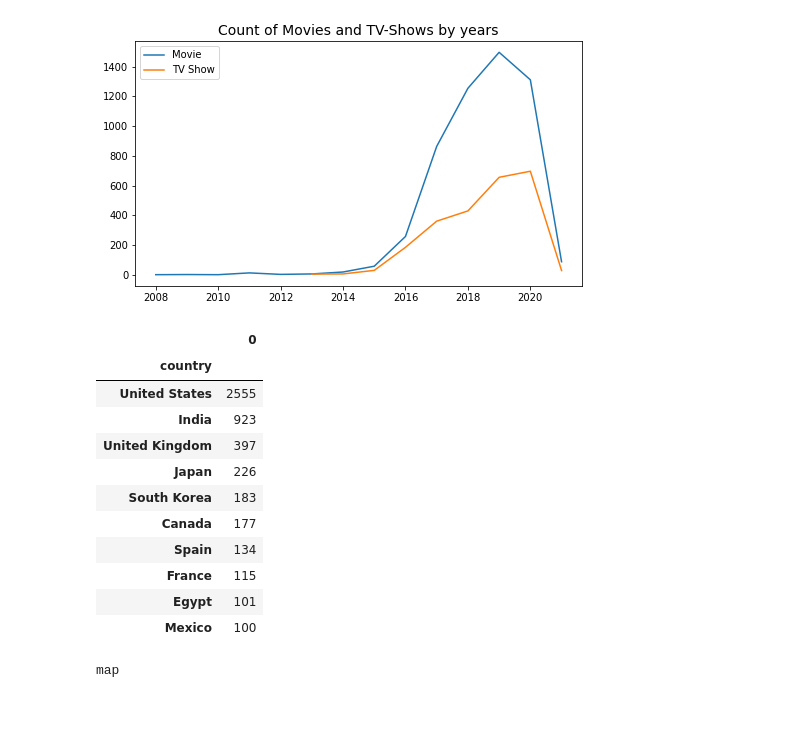
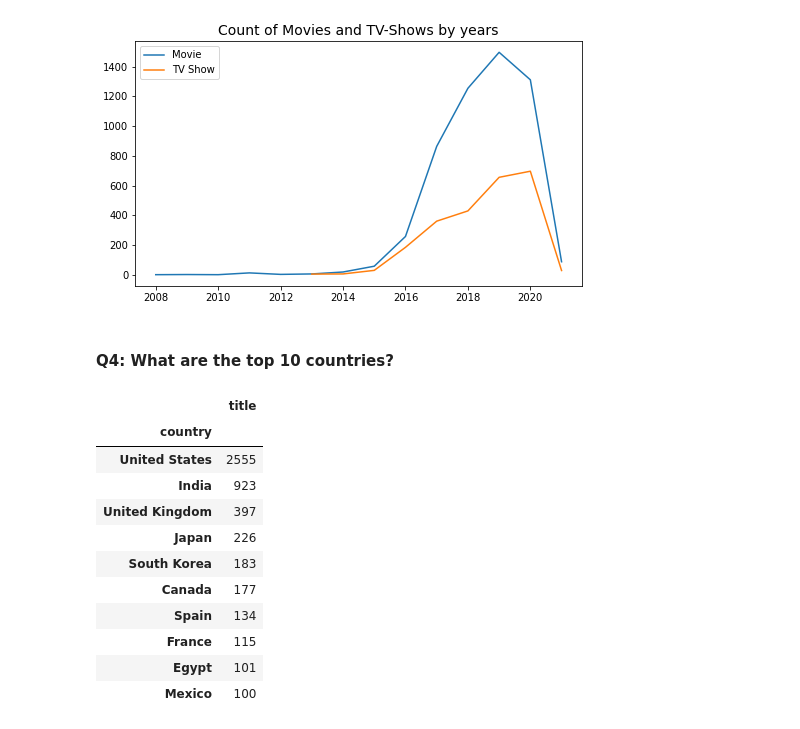
Before and after one commit to NofarAzilik/Netflix-data-analysis, a Jupyter notebook: jupyter_netflix.ipynb, the cells around one changed output. Drawn from its saved outputs; the diff is of its cells as text; code cells hidden in the pictures.

```diff
--- a/jupyter_netflix.ipynb
+++ b/jupyter_netflix.ipynb
@@ -22,0 +30,7 @@ df.head()
+# %%
+# Find NAN
+nan_df = df[df.isna().all(axis=1)]
+display(nan_df.head())
+
+df = df.dropna(how='all')
+df.head()
@@ -22,0 +49,6 @@ df.head()
+# %%
+# Create a date culoumn based on exist column 'date_added'
+date = pd.to_datetime(df['date_added'])
+df['date'] = date
+
+df.head()
@@ -23,11 +65,8 @@ df.head()
 # %%
-# Create a date culoumn based on existed column 'date_added'.
 # extract year, month and weekday and add these as new culomns:
-date = pd.to_datetime(data['date_added'])
-data['date'] = date
-data['year'] = df['date'].dt.year.astype('Int64')
-data['month'] = df['date'].dt.month.astype('Int64')
-data['weekday'] = df['date'].dt.day_name()
+df['year'] = df['date'].dt.year.astype('Int64')
+df['month'] = df['date'].dt.month.astype('Int64')
+df['weekday'] = df['date'].dt.day_name()
 df.head()
 # %% [output]
 |  | type | title | director | cast | country | date_added | release_year | rating | duration | category | ... |
@@ -96,14 +186,14 @@ plt.legend(type_per_year.unstack())
 plt.show()
 # %% [output]
 [figure]
+# %% [markdown]
+#### Q4: What are the top 10 countries?
 # %%
-# Top 10 Countries:
-by_country = data.groupby(['country']).size()
-top_10= by_country.sort_values(ascending=False).head(10)
+top_10= df.groupby(['country']).count()['title'].sort_values(ascending=False).head(10)
 top_10_df = pd.DataFrame(top_10)
 top_10_df
 # %% [output]
-|  | 0 |
+|  | title |
 | country |  |
 | United States | 2555 |
 | India | 923 |
@@ -115,8 +205,3 @@ top_10_df
 | France | 115 |
 | Egypt | 101 |
 | Mexico | 100 |
-# %%
-# Figuer 3:
-map
-# %% [output]
-map
```
Also changed, not shown: parts of 29 cells of this notebook.
